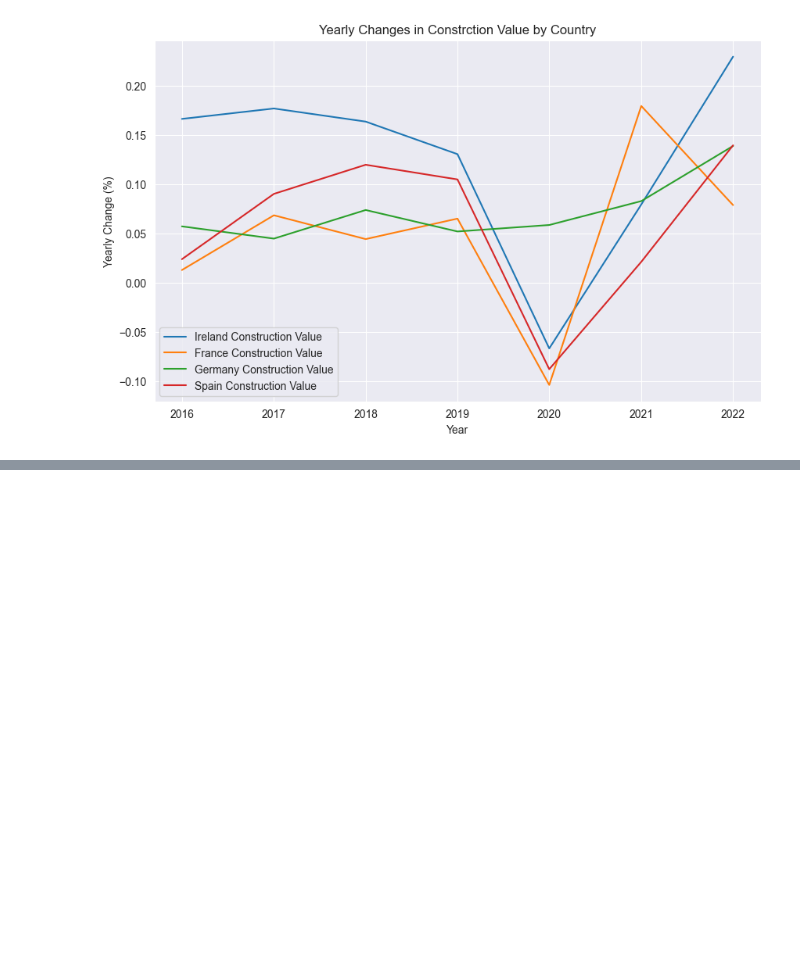
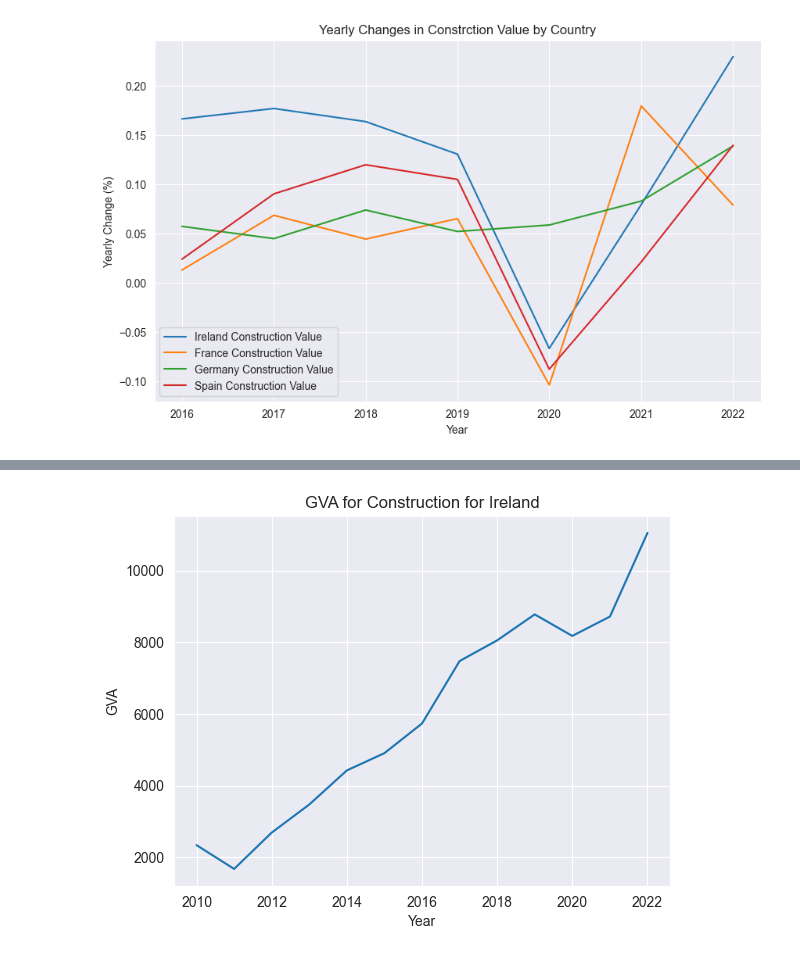
Before and after one commit to sbs23066/CA2---Irish-Construction-Project, a Jupyter notebook: stats.ipynb, the cells around one changed output, grey strips where cells are left out. Drawn from its saved outputs; the diff is of its cells as text; code cells hidden in the pictures; blank space fills up the shorter version.

```diff
--- a/stats.ipynb
+++ b/stats.ipynb
@@ -178,0 +276,12 @@ plt.show()
+# %%
+ir = 'Ireland'
+country_data = gva[gva['Country'] == ir]
+
+# Plot the production index values over time for the selected country
+plt.plot(country_data['Year'], country_data['Construction Producer Price'])
+plt.xlabel('Year')
+plt.ylabel('GVA')
+plt.title(f'GVA for Construction for {ir}')
+plt.show()
+# %% [output]
+[figure, added]
```
Also changed, not shown: parts of 5 cells of this notebook.
